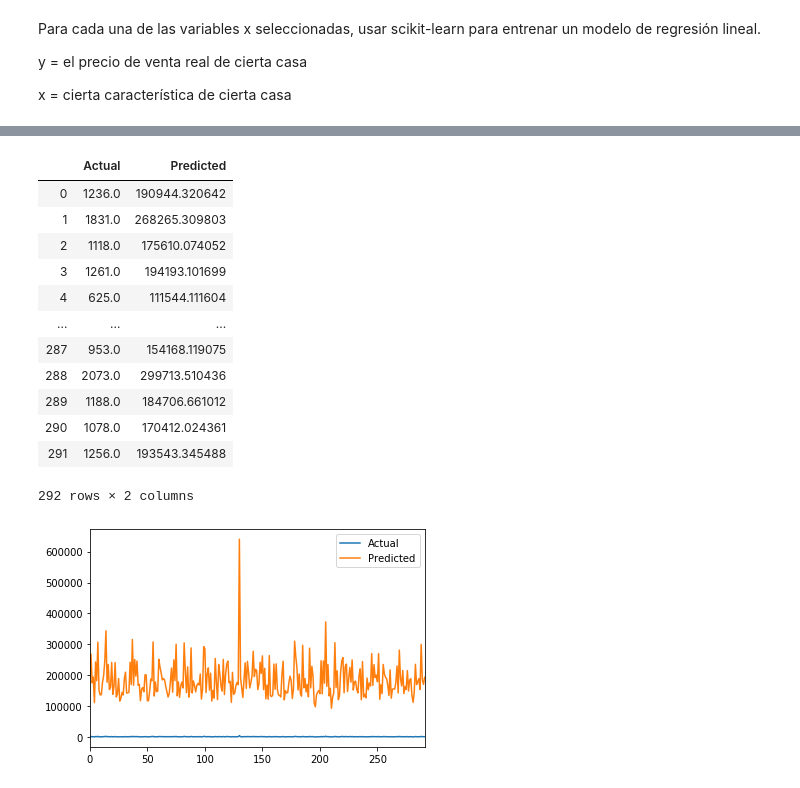
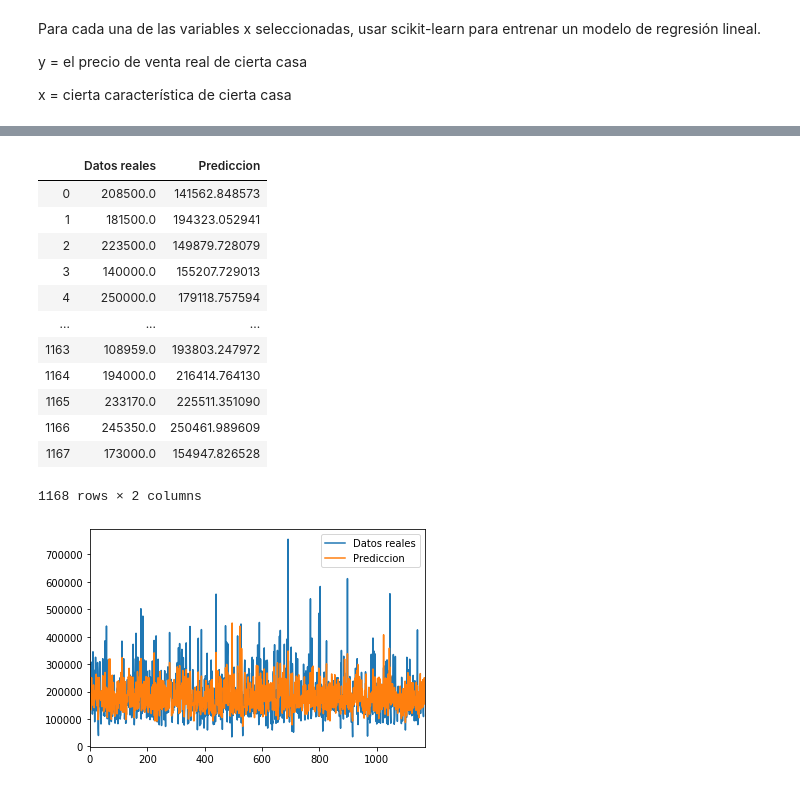
Before and after one commit to an3iitho/Project_linear_regression, a Jupyter notebook: Proyecto_Alvaro-Esquivel.ipynb, the cells around one changed output, grey strips where cells are left out. Cells and saved outputs as stored; diff of their text form; code cells hidden in the pictures.

```diff
--- a/Proyecto_Alvaro-Esquivel.ipynb
+++ b/Proyecto_Alvaro-Esquivel.ipynb
@@ -438,22 +438,29 @@ x = cierta característica de cierta casa
 #pies_calle_n = datos_entrenamiento[:,5]
 #pies_calle = pies_calle_n[np.logical_not(np.isnan(pies_calle_n))]
 
-x = pies_primer_nivel
-x_p = datos_validacion[:,2]
-y = precio
-x_eval = x.reshape(-1,1)
-y_eval = y.reshape(-1,1)
-x_pruebas = x_p.reshape(-1,1)
 
-#print(x, y)
-regre = LinearRegression()
-regre.fit(x_eval, y_eval)
-b = regre.intercept_
-print("Intercepto:",b)
-m = regre.coef_
-print("Pendiente:",m)
+def entrenar_regresion_skl(x, y):
+    #x = pies_primer_nivel
+    #y = precio
+    x_eval = x.reshape(-1,1)
+    y_eval = y.reshape(-1,1)
 
-y_pred = regre.predict(x_pruebas)
-df = pd.DataFrame({'Actual': x_pruebas.flatten(), 'Predicted': y_pred.flatten()})
-df.describe()
+    #print(x, y)
+    regre = LinearRegression()
+    regre.fit(x_eval, y_eval)
+
+    b_inter = regre.intercept_[0]
+    print("b: ", b_inter)
+
+    m_pen = regre.coef_[0,0]
+    print("m: ", m_pen)
+
+    y_pred = regre.predict(x_eval)
+    df = pd.DataFrame({'Datos reales': y_eval.flatten(), 'Prediccion': y_pred.flatten()})
+    #df
+    return df
+
+df = entrenar_regresion_skl(pies_primer_nivel, precio)
+
+df
 # %% [output]
@@ -471,22 +482,21 @@ Pendiente: [[129.95124229]]
 # %%
 df
 # %% [output]
-|  | Actual | Predicted |
-| 0 | 1236.0 | 190944.320642 |
-| 1 | 1831.0 | 268265.309803 |
-| 2 | 1118.0 | 175610.074052 |
-| 3 | 1261.0 | 194193.101699 |
-| 4 | 625.0 | 111544.111604 |
+|  | Datos reales | Prediccion |
+| 0 | 208500.0 | 141562.848573 |
+| 1 | 181500.0 | 194323.052941 |
+| 2 | 223500.0 | 149879.728079 |
+| 3 | 140000.0 | 155207.729013 |
+| 4 | 250000.0 | 179118.757594 |
 | ... | ... | ... |
-| 287 | 953.0 | 154168.119075 |
-| 288 | 2073.0 | 299713.510436 |
-| 289 | 1188.0 | 184706.661012 |
-| 290 | 1078.0 | 170412.024361 |
-| 291 | 1256.0 | 193543.345488 |
+| 1163 | 108959.0 | 193803.247972 |
+| 1164 | 194000.0 | 216414.764130 |
+| 1165 | 233170.0 | 225511.351090 |
+| 1166 | 245350.0 | 250461.989609 |
+| 1167 | 173000.0 | 154947.826528 |
-292 rows × 2 columns
+1168 rows × 2 columns
 # %%
-df1 = df.head(25)
 df.plot()
 plt.show()
 # %% [output]
-[figure, old version]
+[figure, new version]
```
Also changed, not shown: parts of 4 cells of this notebook.
